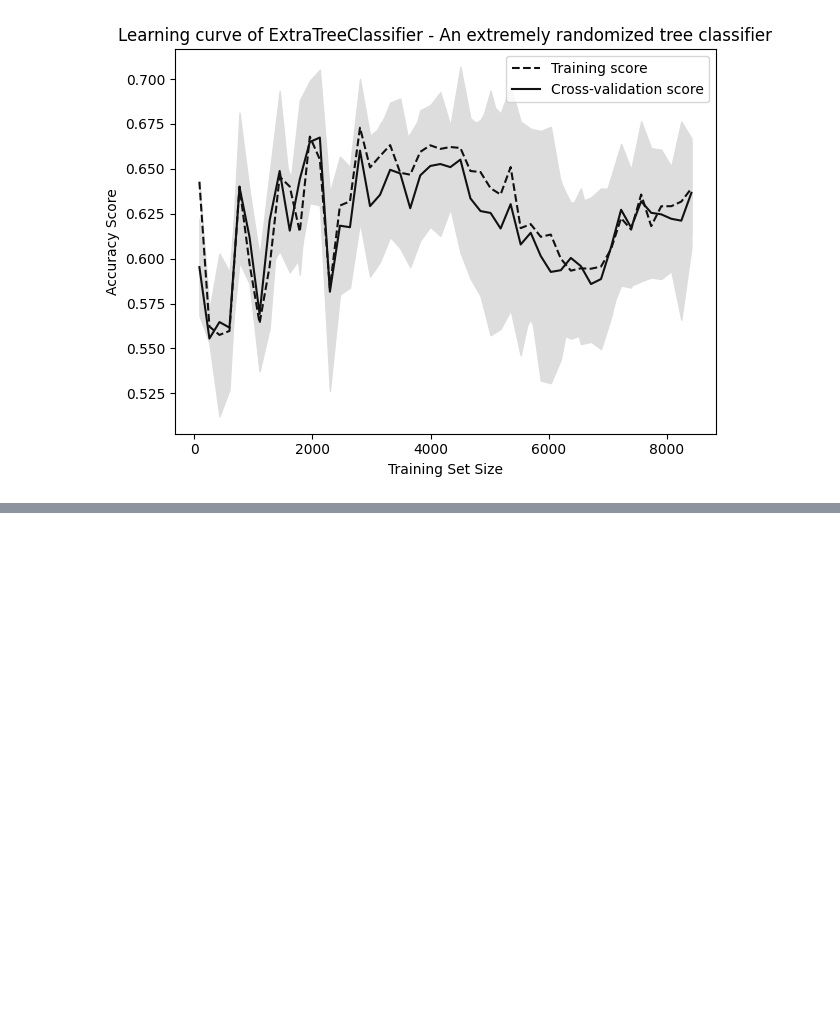
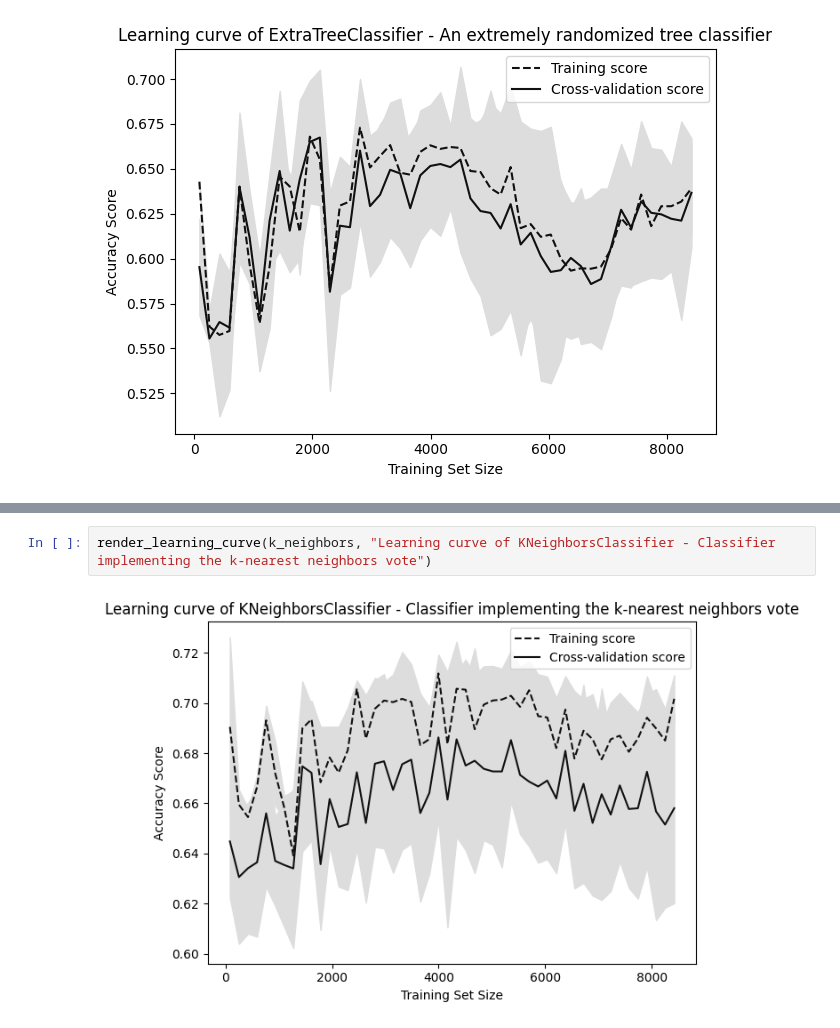
Before and after one commit to StrajnarFilip/UISU-projektna-naloga, a Jupyter notebook: naloga.ipynb, the cells around one changed output, grey strips where cells are left out. Saved outputs shown, nothing was run; the diff lists cells and outputs as text; blank space fills up the shorter version.

```diff
--- a/naloga.ipynb
+++ b/naloga.ipynb
@@ -326,0 +394,4 @@ render_learning_curve(extra_tree, "Learning curve of ExtraTreeClassifier - An ex
+# %%
+render_learning_curve(k_neighbors, "Learning curve of KNeighborsClassifier - Classifier implementing the k-nearest neighbors vote")
+# %% [output]
+[figure, added]
```
Also changed, not shown: parts of 10 cells of this notebook.
